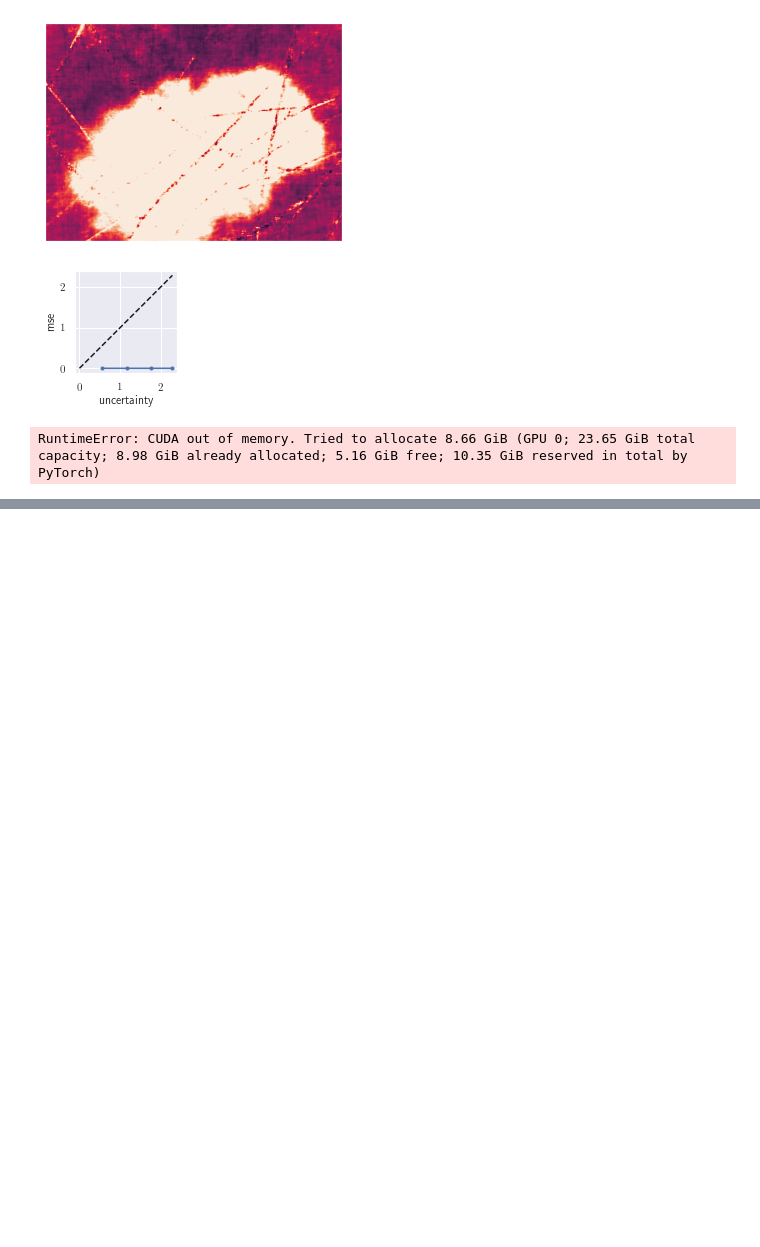
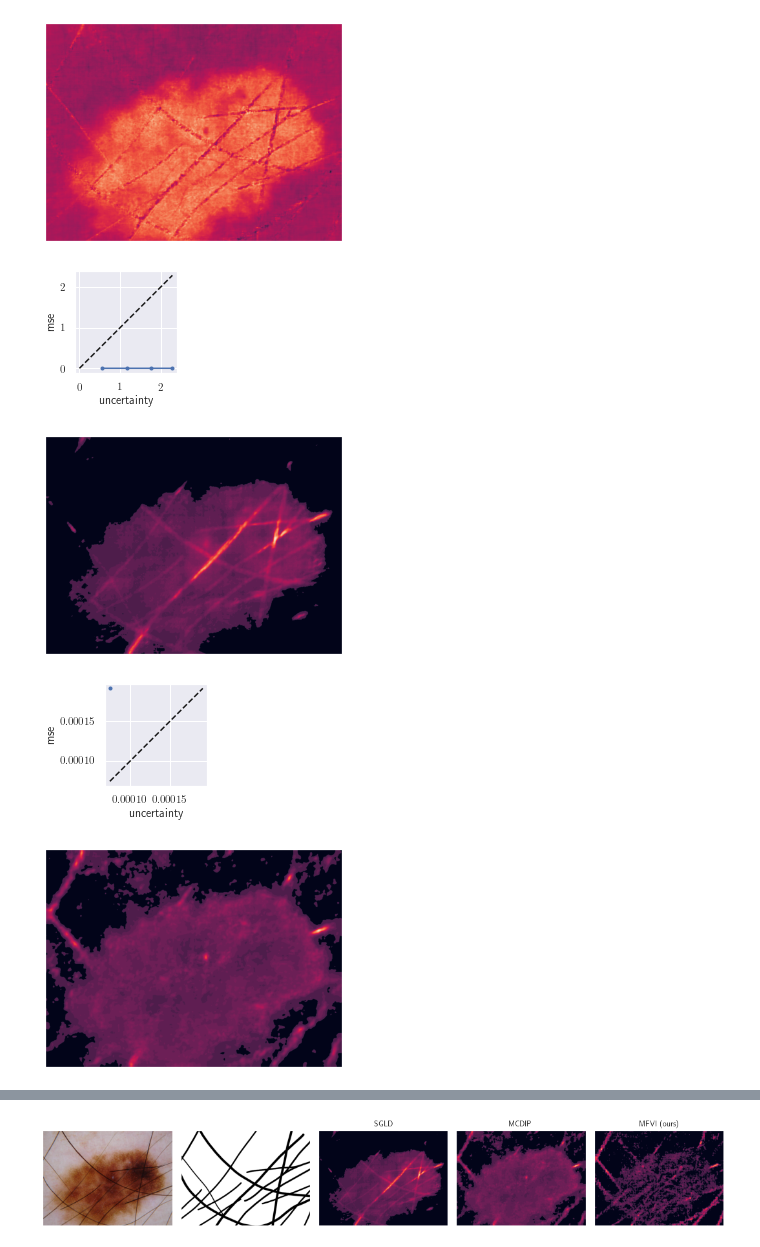
Before and after one commit to maltetoelle/mfvi-dip, a Jupyter notebook: eval.ipynb, the cells around one changed output, grey strips where cells are left out. Cells and saved outputs as stored; diff of their text form; code cells hidden in the pictures; blank space fills up the shorter version.

```diff
--- a/eval.ipynb
+++ b/eval.ipynb
@@ -48,7 +46,16 @@ def get_trained_net(net_info: dict, state_dict: dict, task: str) -> Module:
     net, optimizer = get_net_and_optim(net_specs=net_info, optim_specs=None, **net_structure)
 
     net.load_state_dict(state_dict)
-    return net#.type(dtype)
+    return net
+
+def adjust_gamma(image, gamma=1.0):
+    # build a lookup table mapping the pixel values [0, 255] to
+    # their adjusted gamma values
+    invGamma = 1.0 / gamma
+    table = np.array([((i / 255.0) ** invGamma) * 255
+        for i in np.arange(0, 256)]).astype("uint8")
+    # apply gamma correction using the lookup table
+    return cv2.LUT(image, table)
 # %%
 task = "inpainting"
 log_dir = "/media/fastdata/toelle/logs_midl_inp"
@@ -59,7 +66,7 @@ runs = [f"{log_dir}/inp_dip_skin_lesion0", f"{log_dir}/inp_sgld_skin_lesion0", f
 labels = ["DIP", "SGLD", "MCDIP", "MFVI (ours)"]
 #title = "Super-resolution (MRI)"
 title = "Inpainting (skin lesion)"
-device = "cuda:0"
+device = "cpu"
 # %%
 def get_task_specifics(imgs: Dict[str, np.ndarray], task: str, net_info: Dict = None):
     if task == "denoising":
@@ -73,7 +80,7 @@ def get_task_specifics(imgs: Dict[str, np.ndarray], task: str, net_info: Dict =
     elif task == "inpainting":
         return np_to_torch(imgs["gt"]) * np_to_torch(imgs["mask"]), None, np_to_torch(imgs["mask"])
 # %%
-mc_iter = 25
+mc_iter = 5
 
 losses = {}
 psnrs = {}
@@ -83,8 +90,10 @@ ale_maps = []
 epi_maps = []
 uncert_maps = []
 
+uncerts = []
+
 for label, run in zip(labels, runs):
-    results = torch.load(f"{run}/results.pt")
+    results = torch.load(f"{run}/results.pt", map_location=device)
     net_info = json.load(open(f"{run}/net_info.json"))
     if "img_name" in list(net_info.keys()):
         img_name = net_info["img_name"]
@@ -101,7 +110,7 @@ for label, run in zip(labels, runs):
     losses[label] = results["mse_corrupted"]
 
     net = get_trained_net(net_info, results["state_dict"], task)
-    net_input = results["net_input"]#.type(dtype)
+    net_input = results["net_input"]
 
     if results["sgld_imgs"] is None:
 
@@ -114,34 +123,48 @@ for label, run in zip(labels, runs):
 
     else:
         sgld_imgs = results["sgld_imgs"]
 
         #if sgld_imgs[0].shape[0,0] == 2:
         #    ale, epi, uncert = uncert_regression_gal(sgld_imgs)
         #    out_torch_mean = torch.mean(torch.cat(sgld_imgs, dim=0)[:,:-1], dim=0)
         #else:
         sgld_imgs = torch.cat(sgld_imgs, dim=0)
         epi = uncert = torch.var(sgld_imgs[:,0], dim=0, keepdim=True).unsqueeze(1)
         ale = torch.zeros(epi.size())
         out_torch_mean = torch.mean(sgld_imgs[:,:], dim=0, keepdim=True)
 
     mse_err = F.mse_loss(out_torch_mean[:,:-1].to(device) * mask.to(device), img_corrupted_torch, reduction='none')
     mse_err = torch.mean(mse_err, dim=1, keepdim=True)
 
     uce, err_in_bin, avg_sigma_in_bin, freq_in_bin = uceloss(mse_err.to(device), uncert.to(device), n_bins=10, outlier=0.02)
 
-    uncert = (np.clip(uncert.cpu().numpy()[0,0], 0, 1) * 255).astype(np.uint8)
+    mask = (uncert > 0.005).cpu().numpy()[0,0]
+    uncert = uncert.cpu().numpy()[0,0]
+    uncert -= uncert.min()
+    uncert /= uncert.max()
+    uncert = (uncert * 255).astype(np.uint8)
+
+    uncert = adjust_gamma(uncert, 3.5)
+    #uncert[mask] = cv2.equalizeHist(uncert[mask]).flatten() # + 0.1
+    #uncert -= uncert.min()
+    #uncert /= uncert.max()
+    #uncert = (np.clip(uncert, 0, 1) * 255).astype(np.uint8)
+
+    uncerts.append(uncert)
     plt.imshow(uncert)#, cmap = cm.RdYlGn)
     plt.grid(False)
     plt.xticks([])
     plt.yticks([])
     plt.show()
 
     #plt.hist(uncert.cpu().numpy().flatten())
     #plt.show()
 
     V.plot_uncert(err_in_bin.cpu().numpy(), avg_sigma_in_bin.cpu().numpy())
     plt.show()
 # %% [output]
-[figure, old version]
+[figure, new version]
 [figure]
-RuntimeError: CUDA out of memory. Tried to allocate 8.66 GiB (GPU 0; 23.65 GiB total capacity; 8.98 GiB already allocated; 5.16 GiB free; 10.35 GiB reserved in total by PyTorch)
+[figure, added]
+[figure, added]
+[figure, added]
@@ -148,3 +174,22 @@ RuntimeError: CUDA out of memory. Tried to allocate 8.66 GiB (GPU 0; 23.65 GiB t
+# %%
+fig, ax = plt.subplots(1,5, figsize=(15,5))
+ax[0].imshow(np.moveaxis(imgs["gt"], 0, -1))#[0], cmap="gray")
+ax[1].imshow(imgs["mask"][0], cmap="gray")
+ax[0].set_xticks([])
+ax[0].set_yticks([])
+ax[1].set_xticks([])
+ax[1].set_yticks([])
+for i in range(2, 5):
+    ax[i].imshow(uncerts[i-1])
+    ax[i].set_title(labels[i-1])
+    ax[i].set_xticks([])
+    ax[i].set_yticks([])
+plt.grid(False)
+plt.tight_layout()
+plt.savefig("uncerts.png", bbox_inches="tight")
+plt.show()
+# %% [output]
+[figure, added]
 # %%
 xs = [range(len(list(psnrs.values())[i])) for i in range(len(list(psnrs.values())))]
 np_eval_plot(xs, psnrs.values(), labels=psnrs.keys(), ylabel=r'PSNR$(\hat{\bm{x}};\bm{x})$ in dB',
```
Also changed, not shown: parts of 2 cells of this notebook, 15 other files.
